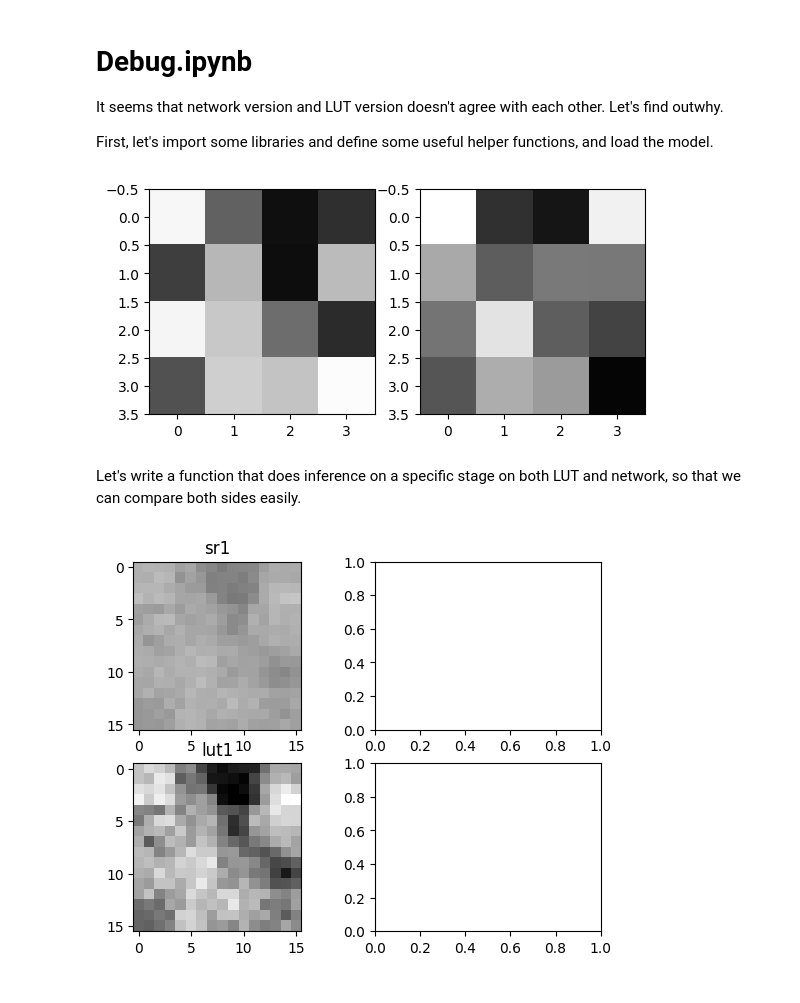
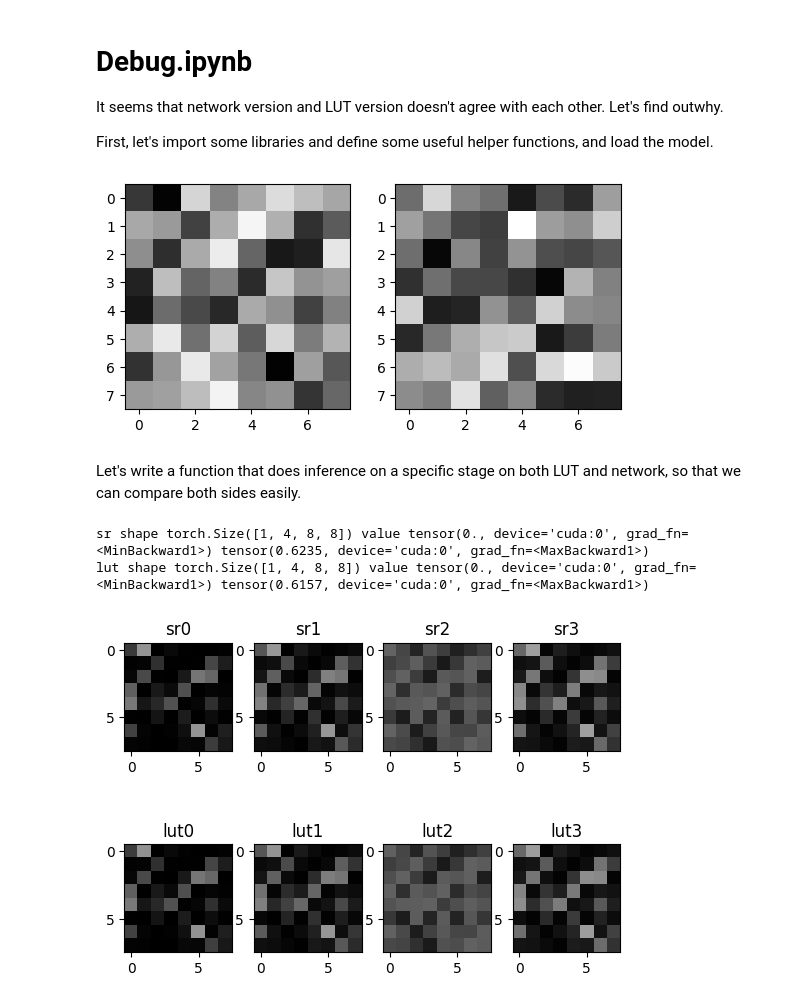
Before and after one commit to SuperKenVery/DFC, a Jupyter notebook: sr/debug.ipynb, the cells around one changed output. Saved outputs shown, nothing was run; the diff lists cells and outputs as text; code cells hidden in the pictures.

```diff
--- a/sr/debug.ipynb
+++ b/sr/debug.ipynb
@@ -75,15 +85,17 @@ srnet, lutnet = load_nets()
 assert (srnet.convblock1.module_dict["DepthwiseBlock0_s"].sampler.sampler.weight == lutnet.sampler_s1c0_s.sampler.weight).all()
 # %%
 fig, (a,b) = plt.subplots(1,2)
-small_img=torch.rand(1,1,4,4)
+
+shape=(1,1,8,8)
+small_img=torch.rand(shape).cuda()
 # small_img = torch.ones(1,1,4,4)*0.6
 # small_img = torch.tensor([0,1,0,1,0,1,0,1,0,1,0,1,0,1,0,1]).to(torch.float32).reshape(1,1,4,4)
 showimg(small_img, a)
 
-small_img2=torch.rand(1,1,4,4)
+small_img2=torch.rand(shape).cuda()
 showimg(small_img2, b)
 # %% [output]
-[figure, old version]
+[figure, new version]
 # %% [markdown]
 Let's write a function that does inference on a specific stage on both LUT and network, so that we can compare both sides easily.
 # %%
@@ -94,8 +106,16 @@ def inference(stage, x, prevx):
         # srnet
         convblock=getattr(srnet, f"convblock{stage}") if stage!=6 else srnet.upblock
         y = convblock(x, prevx)
-        avg_factor, bias, norm = len(srnet.modes)*4, 127, 255.0
-        y = round_func(torch.clamp(y/avg_factor+bias, 0, 255)) / norm
+        if stage==6:
+            avg_factor=len(srnet.modes)
+            bias=0
+            norm=255.0
+            y=round_func(y/avg_factor+bias) / norm
+        else:
+            avg_factor=len(srnet.modes)*4
+            bias=127
+            norm=255.0
+            y = round_func(torch.clamp(y/avg_factor+bias, 0, 255)) / norm
         y_srnet = y
 
         # lutnet
@@ -137,6 +157,7 @@ def inference(stage, x, prevx):
         if stage==6: bias, norm = 0, 1
         else: bias, norm = 127, 255.0
         y_lutnet = round_func(torch.clamp(pred/avg_factor+bias, 0, 255)) / 255.0
+
         return y_srnet, y_lutnet
     else:
         # srnet
@@ -145,23 +166,34 @@ def inference(stage, x, prevx):
 
         # lutnet
         x = x * 255
-        prevx = prevx * 255
+        # prevx = prevx * 255
         key = f"s5_channel"
         weight = getattr(lutnet, 'weight_'+key)
         y = lutnet.InterpTorchBatch_channel(weight, 4, x)
         y_lutnet = round_func(torch.clamp(y+127, 0, 255))
+        y_lutnet = y_lutnet/255
 
         return y_srnet, y_lutnet
 # %%
 srnet, lutnet = load_nets()
-stage=6
-sry, luty = inference(stage, small_img.repeat(1,4,1,1), small_img2.repeat(1,4,1,1))
+stage=5
+sry, luty = inference(
+    stage,
+    small_img.repeat(1,4,1,1),
+    small_img2.repeat(1,4,1,1),
+    # None
+)
 assert sry.shape==luty.shape
 
-fig, splts = plt.subplots(2, 2)
-showimg(sry[:, 0:1, :, :], splts[0][0], title="sr1")
-if stage!=4 and stage!=6: showimg(sry[:, 1:2, :, :], splts[0][1], title="sr2")
-showimg(luty[:, 0:1, :, :], splts[1][0], title="lut1")
-if stage!=4 and stage!=6: showimg(luty[:, 1:2, :, :], splts[1][1], title="lut2")
+print("sr shape", sry.shape, "value", sry.min(), sry.max())
+print("lut shape", luty.shape, "value", luty.min(), luty.max())
+b,c,h,w = sry.shape
+
+fig, splts = plt.subplots(2, c)
+for channel in range(c):
+    showimg(sry[:, channel:channel+1, :, :], splts[0][channel] if c>1 else splts[0], title=f"sr{channel}")
+    showimg(luty[:, channel:channel+1, :, :], splts[1][channel] if c>1 else splts[1], title=f"lut{channel}")
 # %% [output]
+sr shape torch.Size([1, 4, 8, 8]) value tensor(0., device='cuda:0', grad_fn=<MinBackward1>) tensor(0.6235, device='cuda:0', grad_fn=<MaxBackward1>)
+lut shape torch.Size([1, 4, 8, 8]) value tensor(0., device='cuda:0', grad_fn=<MinBackward1>) tensor(0.6157, device='cuda:0', grad_fn=<MaxBackward1>)
-[figure, old version]
+[figure, new version]
```
Also changed, not shown: parts of 5 cells of this notebook, 6 other files.
